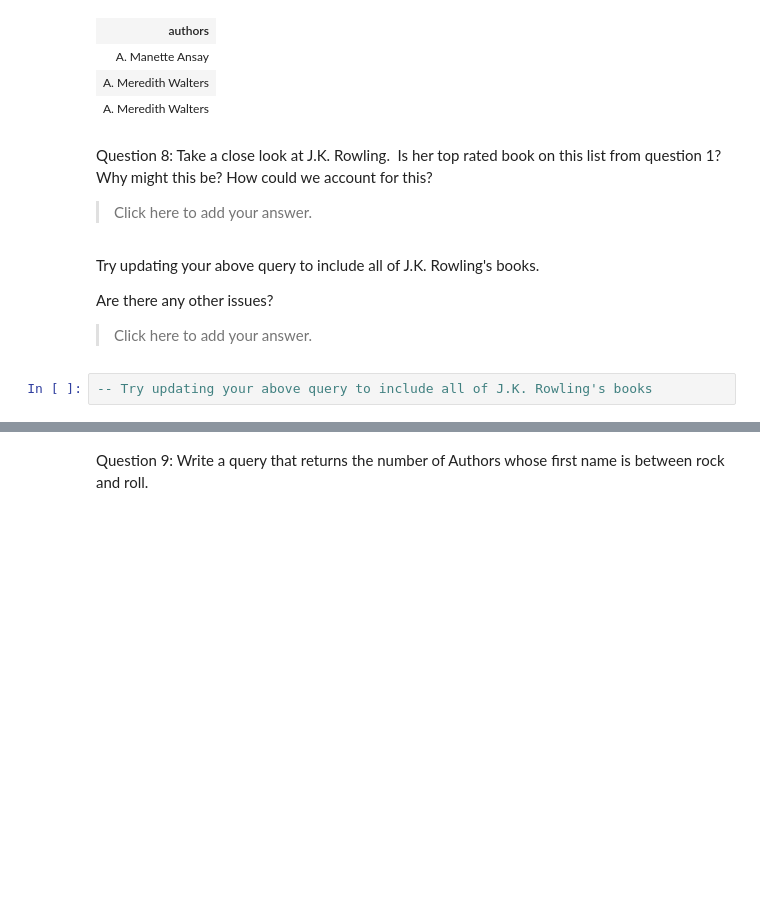
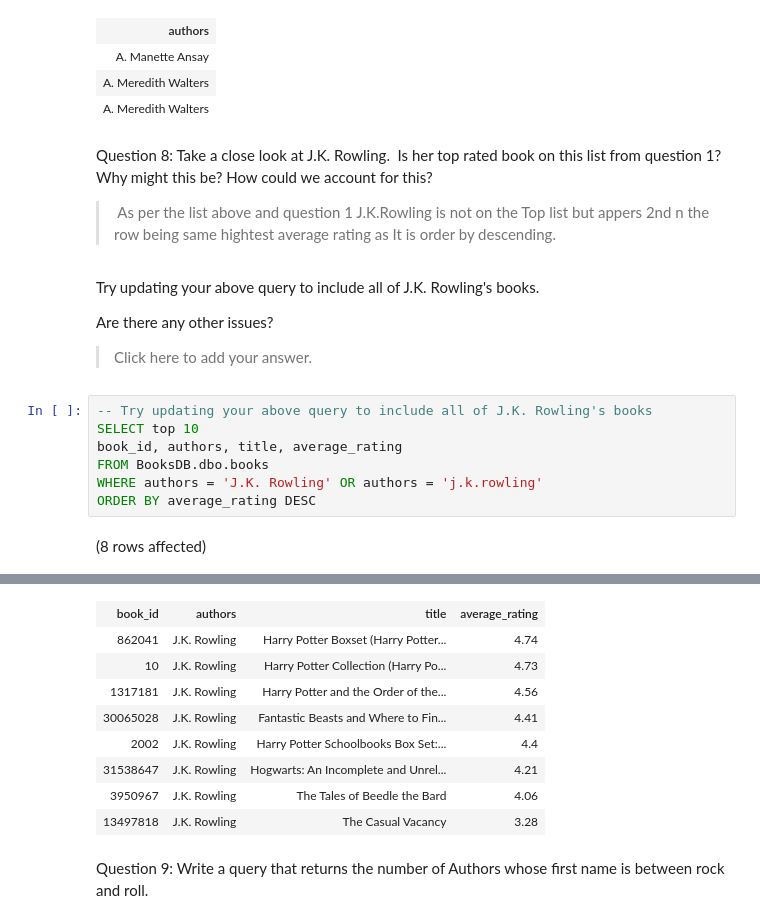
Before and after one commit to HarshalaS6/SQL-Part-1-Studio, a Jupyter notebook: SQL-Part-1-Studio.ipynb, the cells around one changed output, grey strips where cells are left out. Drawn from its saved outputs; the diff is of its cells as text; blank space fills up the shorter version.

```diff
--- a/SQL-Part-1-Studio.ipynb
+++ b/SQL-Part-1-Studio.ipynb
@@ -147,7 +149,7 @@ Total execution time: 00:00:00.069
 # %% [markdown]
 Question 8: Take a close look at J.K. Rowling.  Is her top rated book on this list from question 1?  Why might this be? How could we account for this?
 
-> Click here to add your answer.
+>  As per the list above and question 1 J.K.Rowling is not on the Top list but appers 2nd n the row being same hightest average rating as It is order by descending.
 # %% [markdown]
 Try updating your above query to include all of J.K. Rowling's books.
 
@@ -156,3 +158,10 @@ Are there any other issues?
 > Click here to add your answer.
 # %%
 -- Try updating your above query to include all of J.K. Rowling's books
+SELECT top 10
+book_id, authors, title, average_rating
+FROM BooksDB.dbo.books
+WHERE authors = 'J.K. Rowling' OR authors = 'j.k.rowling'
+ORDER BY average_rating DESC
+# %% [output]
+(8 rows affected)
@@ -159,3 +169,12 @@ Are there any other issues?
+| book_id | authors | title | average_rating |
+| 862041 | J.K. Rowling | Harry Potter Boxset (Harry Potter... | 4.74 |
+| 10 | J.K. Rowling | Harry Potter Collection (Harry Po... | 4.73 |
+| 1317181 | J.K. Rowling | Harry Potter and the Order of the... | 4.56 |
+| 30065028 | J.K. Rowling | Fantastic Beasts and Where to Fin... | 4.41 |
+| 2002 | J.K. Rowling | Harry Potter Schoolbooks Box Set:... | 4.4 |
+| 31538647 | J.K. Rowling | Hogwarts: An Incomplete and Unrel... | 4.21 |
+| 3950967 | J.K. Rowling | The Tales of Beedle the Bard | 4.06 |
+| 13497818 | J.K. Rowling | The Casual Vacancy | 3.28 |
 # %% [markdown]
 Question 9: Write a query that returns the number of Authors whose first name is between rock and roll.
 # %%
```
Also changed, not shown: parts of 7 cells of this notebook.
